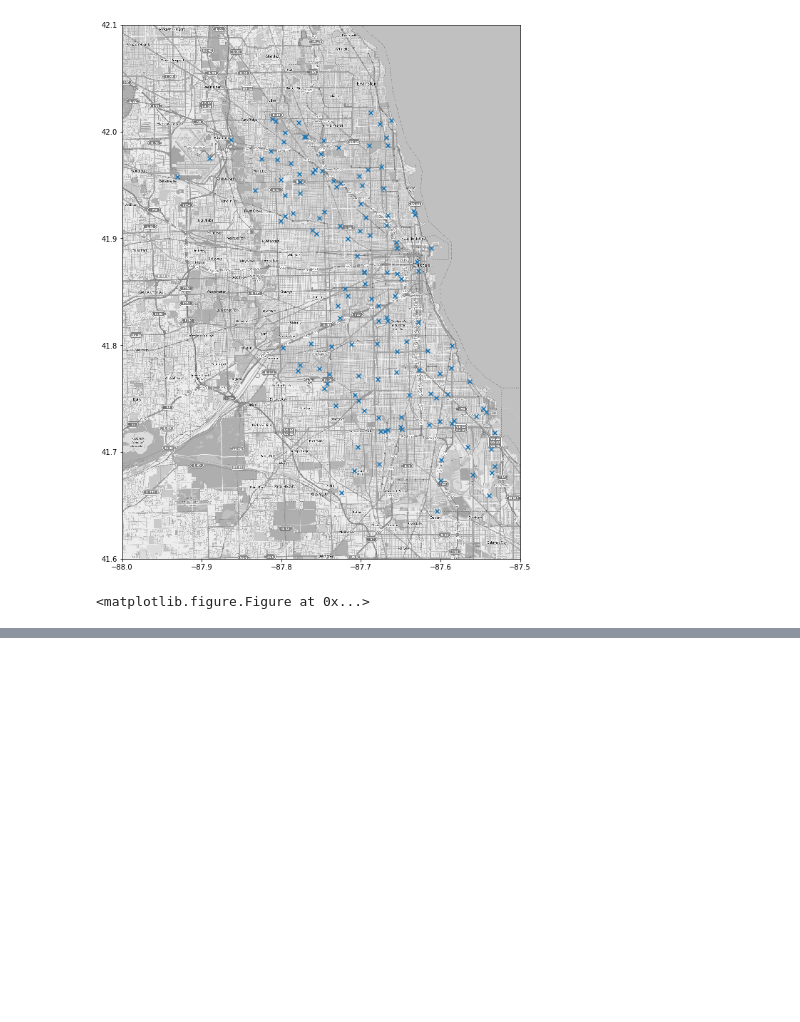
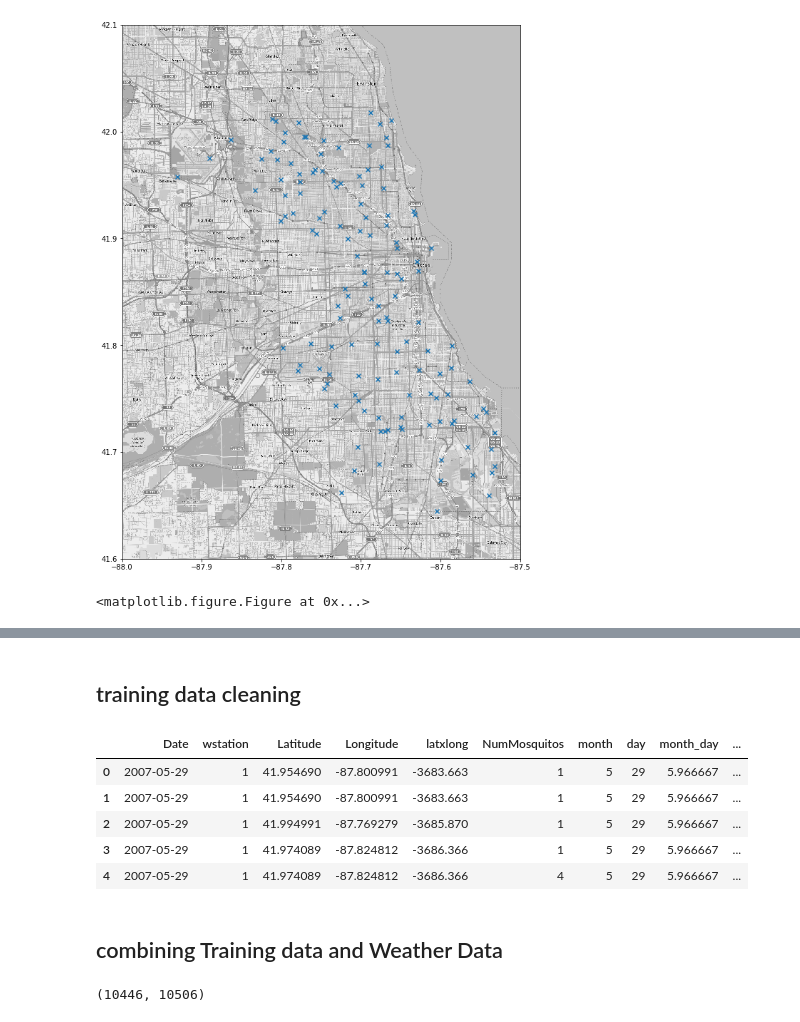
Before and after one commit to rdamehta/West-Nile-Virus-in-Chicago-Geographic-Predictions-and-Supervised-Learning, a Jupyter notebook: src/ravi_measurement_locations.ipynb, the cells around one changed output, grey strips where cells are left out. Saved outputs shown, nothing was run; the diff lists cells and outputs as text; code cells hidden in the pictures; blank space fills up the shorter version.

Commit message:
Added weather data to training data and created minimal viable product, essentially this is done

```diff
--- a/src/ravi_measurement_locations.ipynb
+++ b/src/ravi_measurement_locations.ipynb
@@ -50,15 +68,26 @@ data.head()
 # %%
 #cleans data and does some simple featuring engineering. I did this to clean up the code and make it easy to read
-def clean_data(data):
+def clean_data(df):
 
-    data.Date = pd.to_datetime(data.Date, format='%Y-%m-%d')
-    data['month'] = data['Date'].map(lambda x: x.month)
-    data['day'] = data['Date'].map(lambda x: x.day)
-    data['month_day'] = data['day'].map(lambda x: x/30) + data.month
+    #convert Date into datetime object, create columns for month, day, and combination of month and day
+    df.Date = pd.to_datetime(df.Date, format='%Y-%m-%d')
+    df['month'] = df['Date'].map(lambda x: x.month)
+    df['day'] = df['Date'].map(lambda x: x.day)
+    df['month_day'] = df['day'].map(lambda x: x/30) + df.month #ex. makes month and day on a numerical scale so end of month is closer to beginning of next month
 
-    data['lat_long'] = data['Latitude'] * data['Longitude']
-    data['lat_long'] = data['lat_long'].map(lambda x: round(x,3))
 
-    final_data = data[['Species','Trap','Latitude','Longitude','lat_long','NumMosquitos','month','day','month_day','WnvPresent']]
-    final_data = pd.get_dummies(final_data, columns = ['Species', 'Trap'])
+    # make 'lat_long' column, and then uses it to map which weather station each trap is closest to.
+    df['lat_long'] = df['Latitude'].astype(str) + ' ' + df['Longitude'].astype(str)
+    df['wstation']= df['lat_long'].apply(lambda x: weather_station(x))
+    #get rid of lat_long column since its not needed in our final dataframe,
+    #this line can be deleted since were explicitly choosing columns in when we return our final dataframe
+    df.drop('lat_long', axis='columns', inplace=True)
+
+    #creates a column that multiplies latitude and longitude and rounds it to 3 decimal points
+    df['latxlong'] = df['Latitude'] * df['Longitude']
+    df['latxlong'] = df['latxlong'].map(lambda x: round(x,3))
+
+    #choosing features from train data set that we want in our dataframe before we merge with weather data
+    final_data = df[['Date','Species','Trap','wstation','Latitude','Longitude','latxlong','NumMosquitos','month','day','month_day','WnvPresent']]
+    final_data = pd.get_dummies(final_data, columns = ['Species', 'Trap']) #encodes these categorical values
     return final_data
@@ -85,0 +120,3 @@ clean_data(data)
+# %%
+weather = pd.read_csv('../input/weather.csv')
+pd.options.display.max_columns = 999
@@ -85,0 +192,2 @@ clean_data(data)
+# %% [markdown]
+## training data cleaning
@@ -86 +196,13 @@ clean_data(data)
+# %%
+pd.options.display.max_columns = 999
+final_data.head()
+# %% [output]
+|  | Date | wstation | Latitude | Longitude | latxlong | NumMosquitos | month | day | month_day | ... |
+| 0 | 2007-05-29 | 1 | 41.954690 | -87.800991 | -3683.663 | 1 | 5 | 29 | 5.966667 | ... |
+| 1 | 2007-05-29 | 1 | 41.954690 | -87.800991 | -3683.663 | 1 | 5 | 29 | 5.966667 | ... |
+| 2 | 2007-05-29 | 1 | 41.994991 | -87.769279 | -3685.870 | 1 | 5 | 29 | 5.966667 | ... |
+| 3 | 2007-05-29 | 1 | 41.974089 | -87.824812 | -3686.366 | 1 | 5 | 29 | 5.966667 | ... |
+| 4 | 2007-05-29 | 1 | 41.974089 | -87.824812 | -3686.366 | 4 | 5 | 29 | 5.966667 | ... |
+# %% [markdown]
+## combining Training data and Weather Data
 # %%
@@ -89,0 +213,4 @@ clean_data(data)
+# %%
+len(combined_data), len(final_data)
+# %% [output]
+(10446, 10506)
```
Also changed, not shown: parts of 21 cells of this notebook.
